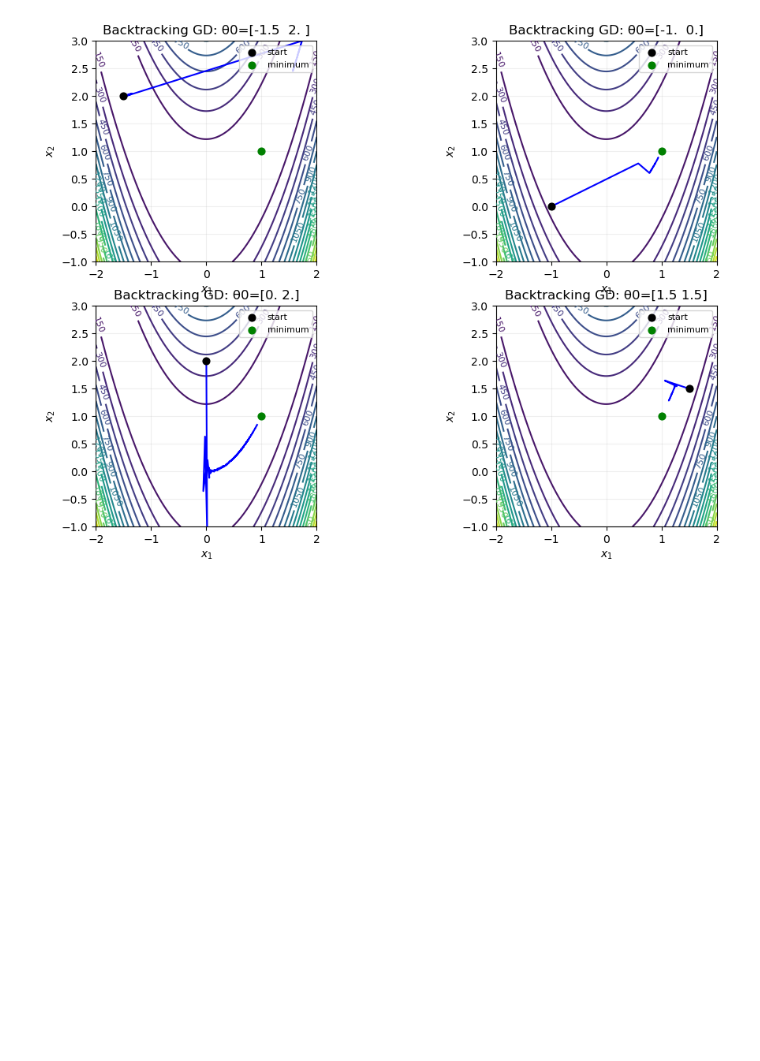
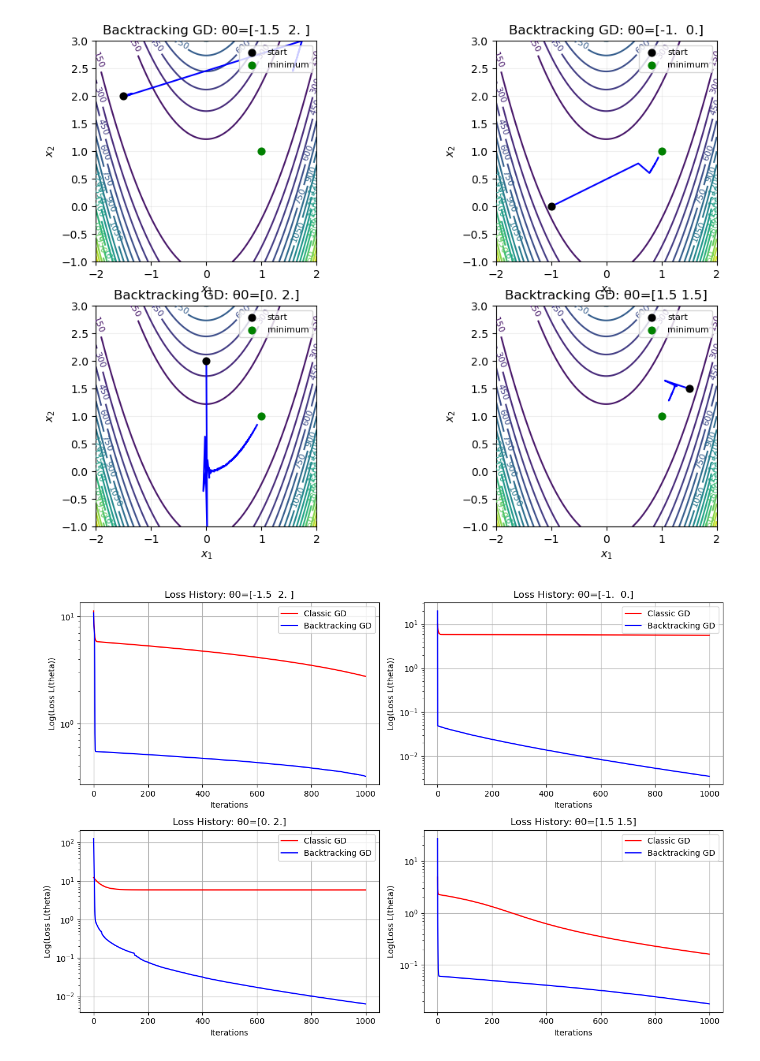
Before and after one commit to SonOfGillas/Satistical_and_Mathematical_Methods_for_machine_learning, a Jupyter notebook: homework/homework-1.ipynb, the cells around one changed output. Drawn from its saved outputs; the diff is of its cells as text; code cells hidden in the pictures; blank space fills up the shorter version.

```diff
--- a/homework/homework-1.ipynb
+++ b/homework/homework-1.ipynb
@@ -667,3 +678,31 @@ for ax, configuration, result_backtracking_gd in zip(axes, Initial_thetas, resul
 # %% [output]
 [figure]
 [figure]
+# %%
+n_plots = len(Initial_thetas)
+n_cols = 2
+n_rows = int(np.ceil(n_plots / n_cols))
+fig, axes = plt.subplots(n_rows, n_cols, figsize=(12, 4*n_rows))
+axes = axes.flatten()
+for ax, configuration, result_classic_gd, result_backtracking_gd in zip(axes, Initial_thetas, results_classic_gd, results_backtracking_gd):
+    theta_0 = configuration
+    loss_history_classic = result_classic_gd[5]
+    loss_history_backtracking = result_backtracking_gd[4]
+
+    ax.plot(loss_history_classic, label='Classic GD', color='red')
+    ax.plot(loss_history_backtracking, label='Backtracking GD', color='blue')
+    ax.set_yscale('log')
+    ax.set_xlabel('Iterations')
+    ax.set_ylabel('Log(Loss L(theta))')
+    ax.set_title(f'Loss History: θ0={theta_0}')
+    ax.legend()
+    ax.grid()
+
+# nascondi eventuali assi vuoti
+for ax in axes[n_plots:]:
+    ax.axis('off')
+
+plt.tight_layout()
+plt.show()
+# %% [output]
+[figure, added]
```
Also changed, not shown: parts of 6 cells of this notebook, 1 other file.
